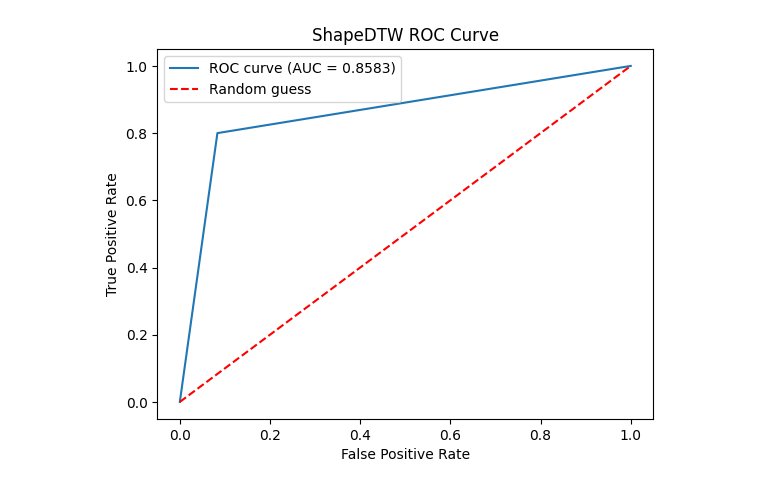
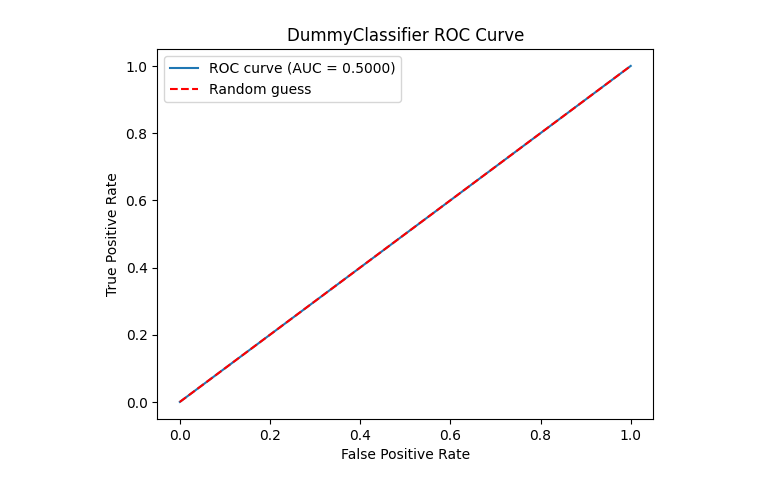
Before and after one commit to Zerve-AI/pypelines, a Jupyter notebook: pypeline_example.ipynb, the cells around one changed output. Drawn from its saved outputs; the diff is of its cells as text; code cells hidden in the pictures.

Commit message:
adds dummy classifer

```diff
--- a/pypeline_example.ipynb
+++ b/pypeline_example.ipynb
@@ -43,66 +43,65 @@ model_comparison_list = []
 ##### End of Data Processing Pipeline #####
 
 
-##### Model Pipeline for ShapeDTW #####
+##### Model Pipeline for DummyClassifier #####
 
-from sktime.classification.distance_based import ShapeDTW
+from sktime.classification.dummy import DummyClassifier
 from sklearn.model_selection import GridSearchCV
 from sklearn.metrics import accuracy_score,make_scorer,f1_score,precision_score,recall_score,roc_auc_score,roc_curve,auc
 import matplotlib.pyplot as plt
-ShapeDTW_param_grid = {
-"n_neighbors": np.arange(1, 10, 5),
-"shape_descriptor_function": ['raw'],
+DummyClassifier_param_grid = {
+"strategy": ['prior'],
 }
 
-ShapeDTW_model = ShapeDTW()
+DummyClassifier_model = DummyClassifier()
 
 # Create the grid search
-ShapeDTW_grid_search = GridSearchCV(estimator=ShapeDTW_model, param_grid=ShapeDTW_param_grid, cv=3, scoring=make_scorer(accuracy_score), verbose=3)
-ShapeDTW_grid_search.fit(X_train, y_train)
+DummyClassifier_grid_search = GridSearchCV(estimator=DummyClassifier_model, param_grid=DummyClassifier_param_grid, cv=3, scoring=make_scorer(accuracy_score), verbose=3)
+DummyClassifier_grid_search.fit(X_train, y_train)
 
 # Get the best hyperparameters
-ShapeDTW_best_estimator = ShapeDTW_grid_search.best_estimator_
+DummyClassifier_best_estimator = DummyClassifier_grid_search.best_estimator_
 
 # Store results as a dataframe
-ShapeDTW_search_results = pd.DataFrame(ShapeDTW_grid_search.cv_results_)
+DummyClassifier_search_results = pd.DataFrame(DummyClassifier_grid_search.cv_results_)
 
 # Generate Predictions
-ShapeDTW_predictions = pd.DataFrame(ShapeDTW_best_estimator.predict(X_test))
-ShapeDTW_predictions_prob = ShapeDTW_best_estimator.predict_proba(X_test)
-ShapeDTW_predictions_prob_df = pd.DataFrame()
-ShapeDTW_predictions_prob_df[ShapeDTW_grid_search.classes_[0]] = ShapeDTW_predictions_prob[:,0]
-ShapeDTW_predictions_prob_df[ShapeDTW_grid_search.classes_[1]] = ShapeDTW_predictions_prob[:,1]
+DummyClassifier_predictions = pd.DataFrame(DummyClassifier_best_estimator.predict(X_test))
+DummyClassifier_predictions_prob = DummyClassifier_best_estimator.predict_proba(X_test)
+DummyClassifier_predictions_prob_df = pd.DataFrame()
+DummyClassifier_predictions_prob_df[DummyClassifier_grid_search.classes_[0]] = DummyClassifier_predictions_prob[:,0]
+DummyClassifier_predictions_prob_df[DummyClassifier_grid_search.classes_[1]] = DummyClassifier_predictions_prob[:,1]
 
 
 # Generate Model Metrics
-ShapeDTW_accuracy = accuracy_score(y_test, ShapeDTW_predictions.iloc[:,0])
-ShapeDTW_f1_score = f1_score(y_test, ShapeDTW_predictions.iloc[:,0],pos_label='2')
-ShapeDTW_precision = precision_score(y_test, ShapeDTW_predictions.iloc[:,0],pos_label='2')
-ShapeDTW_recall = recall_score(y_test, ShapeDTW_predictions.iloc[:,0],pos_label='2')
-ShapeDTW_roc_auc_score = roc_auc_score(y_test, ShapeDTW_predictions_prob_df[ShapeDTW_grid_search.classes_[1]])
-ShapeDTW_performance_metrics = [['ShapeDTW','accuracy',ShapeDTW_accuracy],
-                                  ['ShapeDTW','f1_score',ShapeDTW_f1_score],
-                                  ['ShapeDTW','precision', ShapeDTW_precision],
-                                  ['ShapeDTW','recall', ShapeDTW_recall],
-                                  ['ShapeDTW','roc_auc_score', ShapeDTW_roc_auc_score]]
-ShapeDTW_performance_metrics = pd.DataFrame(ShapeDTW_performance_metrics, columns=['model','metric', 'value'])
-fpr, tpr, thresholds = roc_curve(y_test, ShapeDTW_predictions_prob_df[ShapeDTW_grid_search.classes_[1]],pos_label='2')
+DummyClassifier_accuracy = accuracy_score(y_test, DummyClassifier_predictions.iloc[:,0])
+DummyClassifier_f1_score = f1_score(y_test, DummyClassifier_predictions.iloc[:,0],pos_label='2')
+DummyClassifier_precision = precision_score(y_test, DummyClassifier_predictions.iloc[:,0],pos_label='2')
+DummyClassifier_recall = recall_score(y_test, DummyClassifier_predictions.iloc[:,0],pos_label='2')
+DummyClassifier_roc_auc_score = roc_auc_score(y_test, DummyClassifier_predictions_prob_df[DummyClassifier_grid_search.classes_[1]])
+DummyClassifier_performance_metrics = [['DummyClassifier','accuracy',DummyClassifier_accuracy],
+                                  ['DummyClassifier','f1_score',DummyClassifier_f1_score],
+                                  ['DummyClassifier','precision', DummyClassifier_precision],
+                                  ['DummyClassifier','recall', DummyClassifier_recall],
+                                  ['DummyClassifier','roc_auc_score', DummyClassifier_roc_auc_score]]
+DummyClassifier_performance_metrics = pd.DataFrame(DummyClassifier_performance_metrics, columns=['model','metric', 'value'])
+fpr, tpr, thresholds = roc_curve(y_test, DummyClassifier_predictions_prob_df[DummyClassifier_grid_search.classes_[1]],pos_label='2')
 roc_auc = auc(fpr, tpr)
 
 # ROC Curve plot
-ShapeDTW_roc_auc_plot, ShapeDTW_roc_auc_plot_ax = plt.subplots()
-ShapeDTW_roc_auc_plot_ax.plot(fpr, tpr, label=f'ROC curve (AUC = {roc_auc:.4f})')
-ShapeDTW_roc_auc_plot_ax.plot([0, 1], [0, 1], 'r--', label='Random guess')
+DummyClassifier_roc_auc_plot, DummyClassifier_roc_auc_plot_ax = plt.subplots()
+DummyClassifier_roc_auc_plot_ax.plot(fpr, tpr, label=f'ROC curve (AUC = {roc_auc:.4f})')
+DummyClassifier_roc_auc_plot_ax.plot([0, 1], [0, 1], 'r--', label='Random guess')
 # Set axis labels and title
-ShapeDTW_roc_auc_plot_ax.set_xlabel('False Positive Rate')
-ShapeDTW_roc_auc_plot_ax.set_ylabel('True Positive Rate')
-ShapeDTW_roc_auc_plot_ax.set_title(f'ShapeDTW ROC Curve')
+DummyClassifier_roc_auc_plot_ax.set_xlabel('False Positive Rate')
+DummyClassifier_roc_auc_plot_ax.set_ylabel('True Positive Rate')
+DummyClassifier_roc_auc_plot_ax.set_title(f'DummyClassifier ROC Curve')
 # Add legend
-ShapeDTW_roc_auc_plot_ax.legend()
+DummyClassifier_roc_auc_plot_ax.legend()
 
 
-print(ShapeDTW_performance_metrics[ShapeDTW_performance_metrics['metric'] == 'roc_auc_score'])
-model_comparison_list.append(ShapeDTW_performance_metrics)##### End of Model Pipeline for ShapeDTW #####
+print(DummyClassifier_performance_metrics[DummyClassifier_performance_metrics['metric'] == 'roc_auc_score'])
+model_comparison_list.append(DummyClassifier_performance_metrics)##### End of Model Pipeline for DummyClassifier #####
 ##### Model Comparison #####
 table = pd.concat(model_comparison_list)
 table = table.sort_values(by=['value'], ascending=False)
@@ -129,2 +125,2 @@ The best model is ShapeDTW with 0.8583333333333333 as roc_auc_score
 Predictions from best model are stored in test_predictions
-[figure, old version]
+[figure, new version]
```
Also changed, not shown: parts of 2 cells of this notebook, 2 other files.
